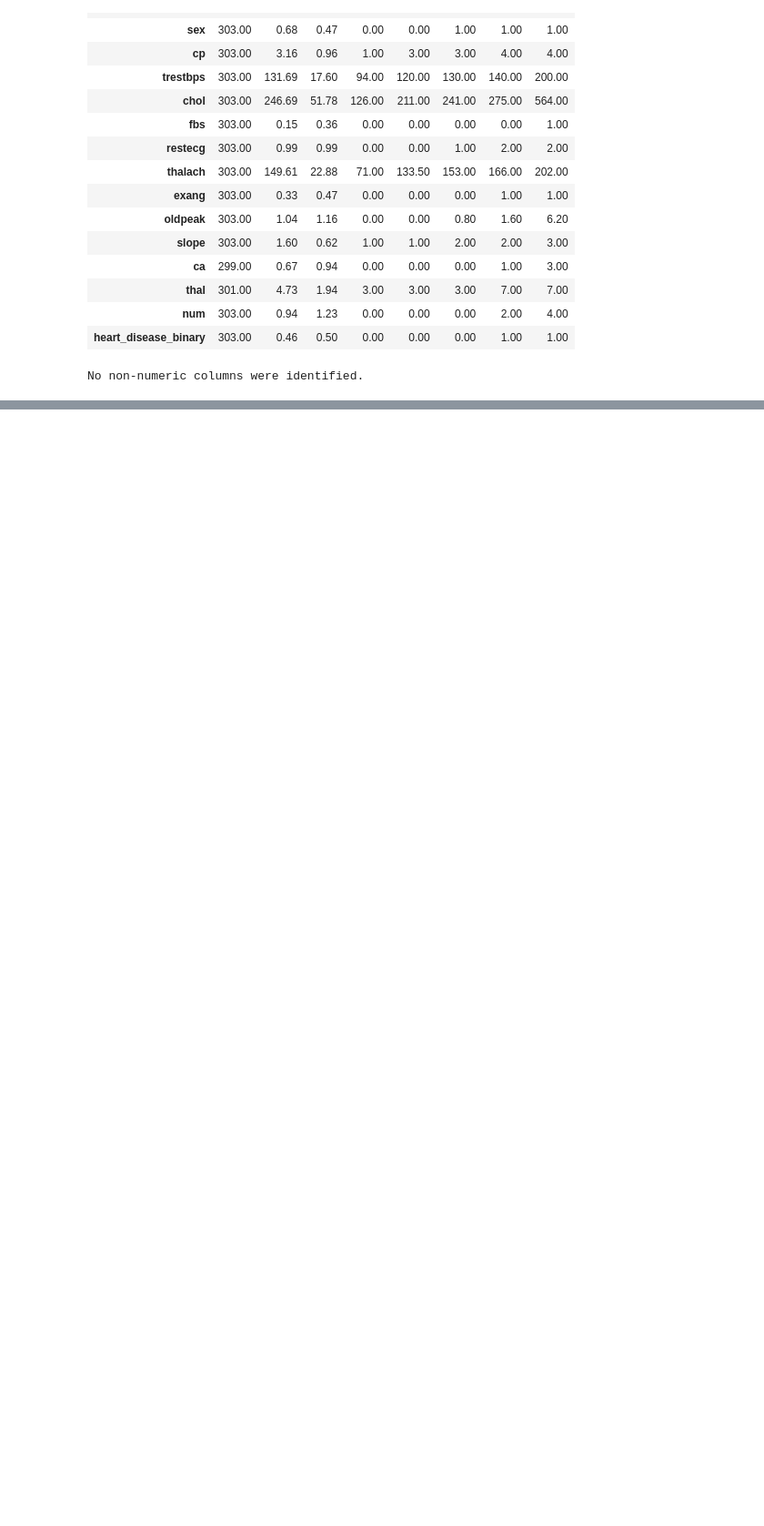
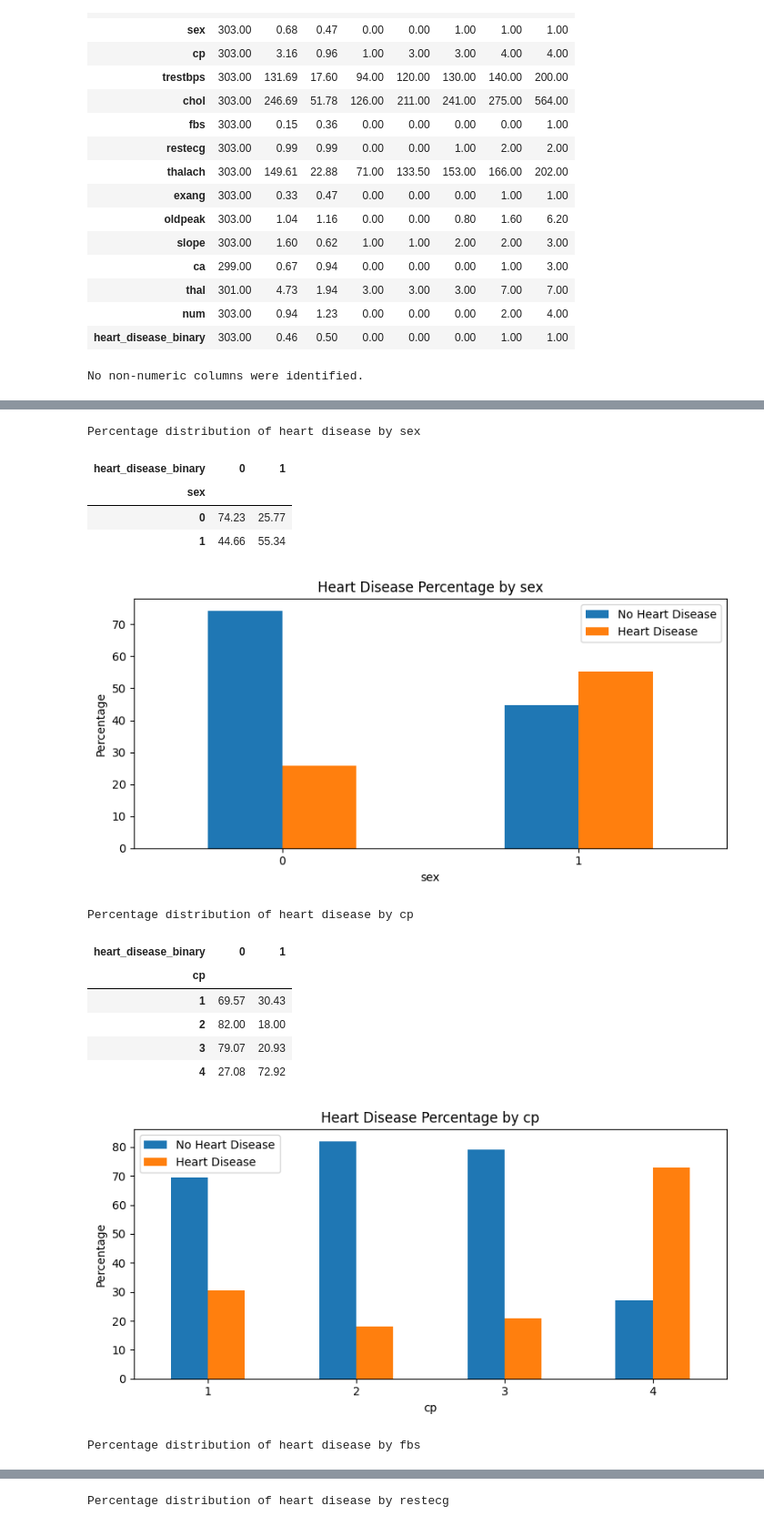
Before and after one commit to Kushagra-afk-commits/Heart-Disease-prediction-Using-Machine-Learning, a Jupyter notebook: Heart_Disease.ipynb, the cells around one changed output, grey strips where cells are left out. Shown at 91% size. Saved outputs shown, nothing was run; the diff lists cells and outputs as text; code cells hidden in the pictures; blank space fills up the shorter version.

```diff
--- a/Heart_Disease.ipynb
+++ b/Heart_Disease.ipynb
@@ -327,0 +383,40 @@ No non-numeric columns were identified.
+# %%
+selected_categorical = [
+    col for col in ["sex", "cp", "fbs", "restecg", "exang", "slope", "ca", "thal"]
+    if col in df.columns
+]
+
+for col in selected_categorical:
+    cross_tab = pd.crosstab(
+        df[col],
+        df["heart_disease_binary"],
+        normalize="index"
+    ) * 100
+
+    print(f"\nPercentage distribution of heart disease by {col}")
+    display(cross_tab.round(2))
+
+    cross_tab.plot(kind="bar", figsize=(8, 4))
+    plt.title(f"Heart Disease Percentage by {col}")
+    plt.xlabel(col)
+    plt.ylabel("Percentage")
+    plt.xticks(rotation=0)
+    plt.legend(["No Heart Disease", "Heart Disease"])
+    plt.tight_layout()
+    plt.show()
+# %% [output]
+Percentage distribution of heart disease by sex
+| heart_disease_binary | 0 | 1 |
+| sex |  |  |
+| 0 | 74.23 | 25.77 |
+| 1 | 44.66 | 55.34 |
+[figure, added]
+Percentage distribution of heart disease by cp
+| heart_disease_binary | 0 | 1 |
+| cp |  |  |
+| 1 | 69.57 | 30.43 |
+| 2 | 82.00 | 18.00 |
+| 3 | 79.07 | 20.93 |
+| 4 | 27.08 | 72.92 |
+[figure, added]
+Percentage distribution of heart disease by fbs
@@ -327,0 +428 @@ No non-numeric columns were identified.
+Percentage distribution of heart disease by restecg
```
Also changed, not shown: parts of 10 cells of this notebook.
